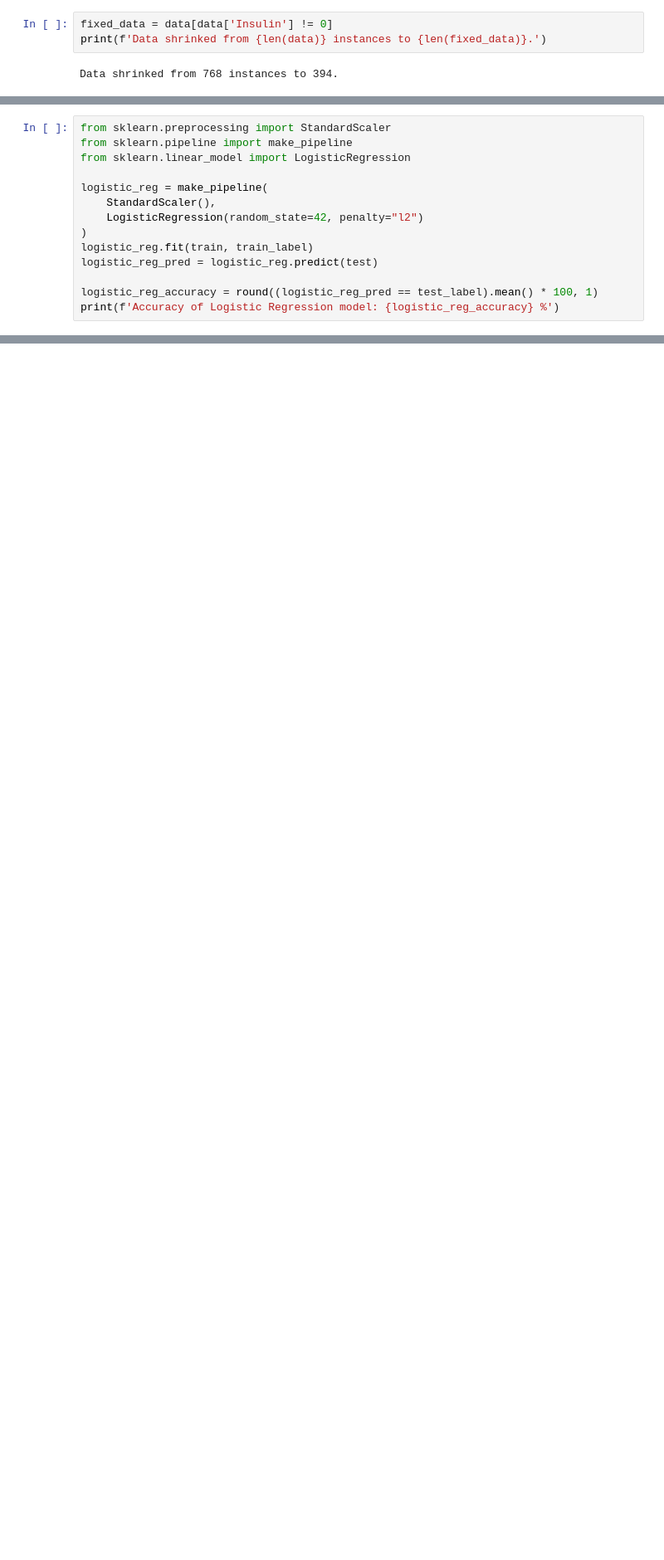
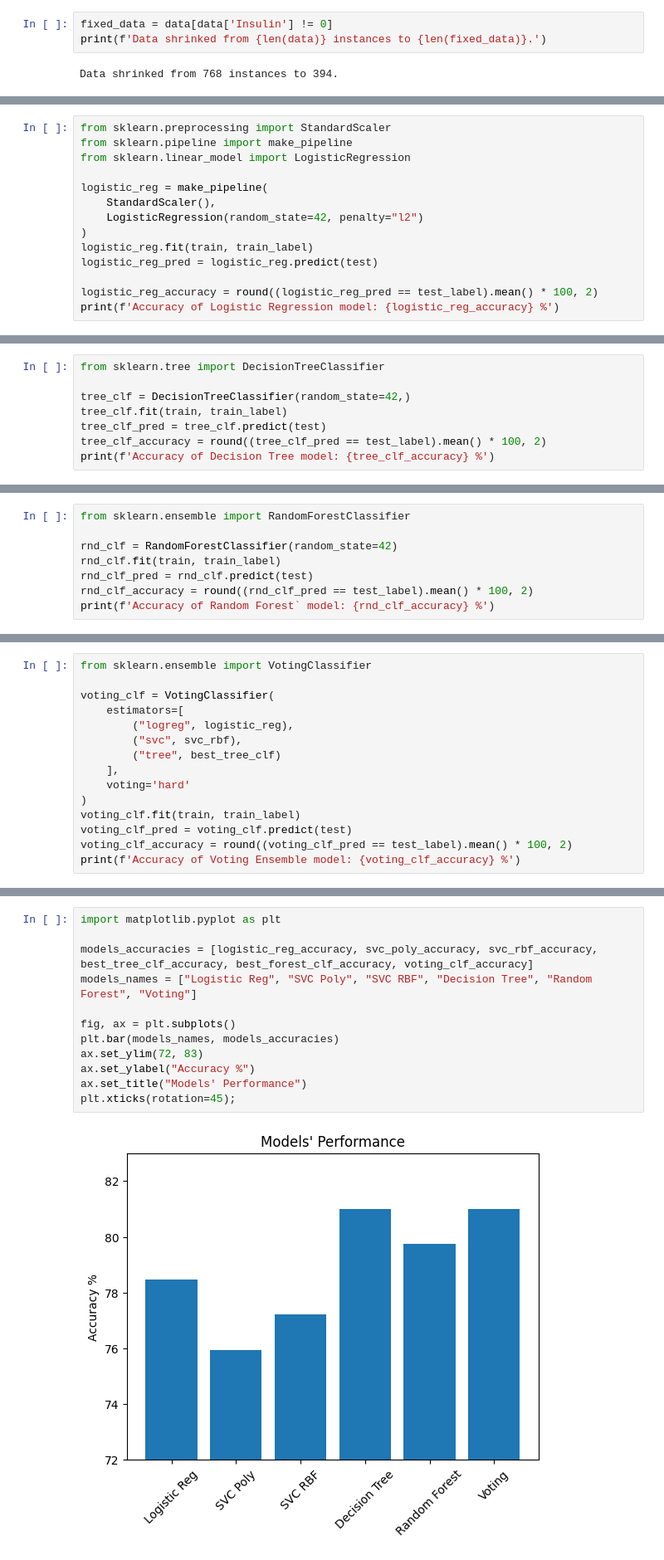
Before and after one commit to Homanloo/ML-Diabetes-Predictor, a Jupyter notebook: diabetes.ipynb, the cells around one changed output, grey strips where cells are left out. Shown at 83% size. Cells and saved outputs as stored; diff of their text form; blank space fills up the shorter version.

```diff
--- a/diabetes.ipynb
+++ b/diabetes.ipynb
@@ -62,6 +104,6 @@ logistic_reg = make_pipeline(
 logistic_reg.fit(train, train_label)
 logistic_reg_pred = logistic_reg.predict(test)
 
-logistic_reg_accuracy = round((logistic_reg_pred == test_label).mean() * 100, 1)
+logistic_reg_accuracy = round((logistic_reg_pred == test_label).mean() * 100, 2)
 print(f'Accuracy of Logistic Regression model: {logistic_reg_accuracy} %')
 # %% [output]
@@ -94,0 +141,8 @@ Accuracy of SVC model with RBF kernel: 77.2 %
+# %%
+from sklearn.tree import DecisionTreeClassifier
+
+tree_clf = DecisionTreeClassifier(random_state=42,)
+tree_clf.fit(train, train_label)
+tree_clf_pred = tree_clf.predict(test)
+tree_clf_accuracy = round((tree_clf_pred == test_label).mean() * 100, 2)
+print(f'Accuracy of Decision Tree model: {tree_clf_accuracy} %')
@@ -94,0 +153,8 @@ Accuracy of SVC model with RBF kernel: 77.2 %
+# %%
+from sklearn.ensemble import RandomForestClassifier
+
+rnd_clf = RandomForestClassifier(random_state=42)
+rnd_clf.fit(train, train_label)
+rnd_clf_pred = rnd_clf.predict(test)
+rnd_clf_accuracy = round((rnd_clf_pred == test_label).mean() * 100, 2)
+print(f'Accuracy of Random Forest` model: {rnd_clf_accuracy} %')
@@ -94,0 +209,15 @@ Accuracy of SVC model with RBF kernel: 77.2 %
+# %%
+from sklearn.ensemble import VotingClassifier
+
+voting_clf = VotingClassifier(
+    estimators=[
+        ("logreg", logistic_reg),
+        ("svc", svc_rbf),
+        ("tree", best_tree_clf)
+    ],
+    voting='hard'
+)
+voting_clf.fit(train, train_label)
+voting_clf_pred = voting_clf.predict(test)
+voting_clf_accuracy = round((voting_clf_pred == test_label).mean() * 100, 2)
+print(f'Accuracy of Voting Ensemble model: {voting_clf_accuracy} %')
@@ -94,0 +239,14 @@ Accuracy of SVC model with RBF kernel: 77.2 %
+# %%
+import matplotlib.pyplot as plt
+
+models_accuracies = [logistic_reg_accuracy, svc_poly_accuracy, svc_rbf_accuracy, best_tree_clf_accuracy, best_forest_clf_accuracy, voting_clf_accuracy]
+models_names = ["Logistic Reg", "SVC Poly", "SVC RBF", "Decision Tree", "Random Forest", "Voting"]
+
+fig, ax = plt.subplots()
+plt.bar(models_names, models_accuracies)
+ax.set_ylim(72, 83)
+ax.set_ylabel("Accuracy %")
+ax.set_title("Models' Performance")
+plt.xticks(rotation=45);
+# %% [output]
+[figure, added]
```
Also changed, not shown: parts of 22 cells of this notebook.
